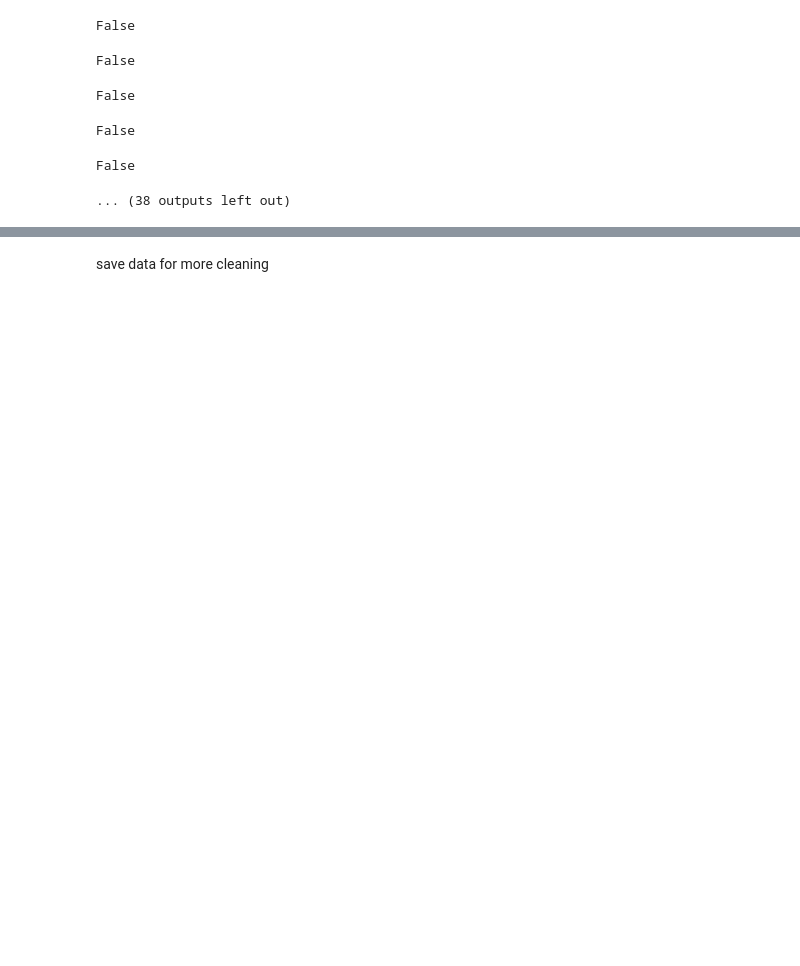
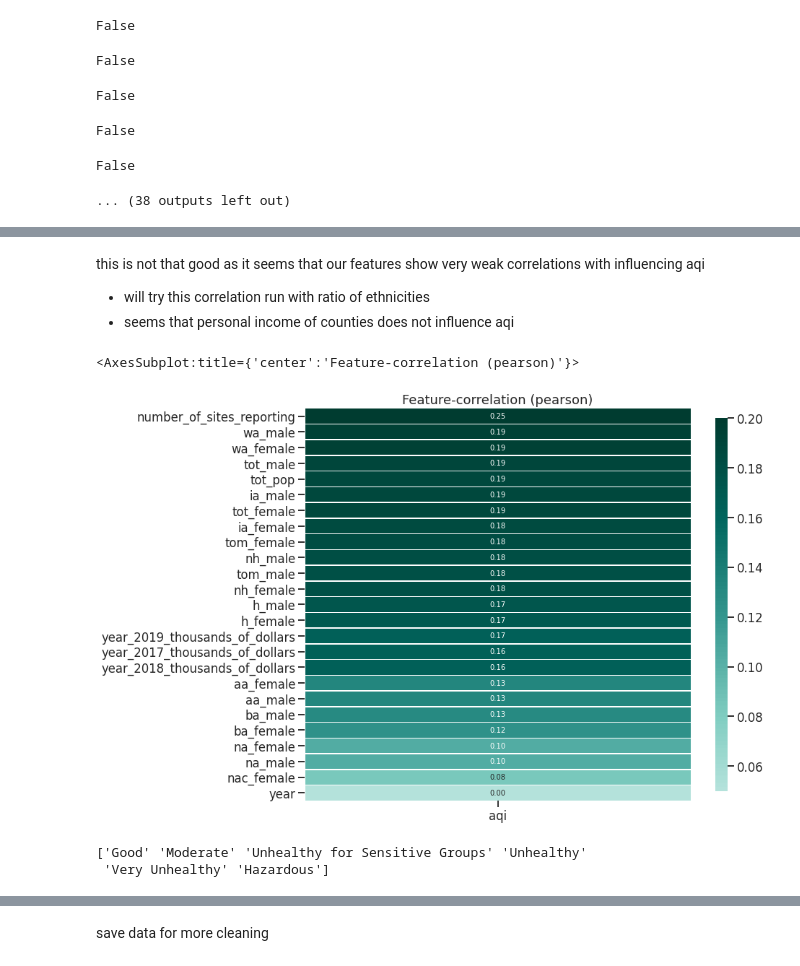
Before and after one commit to willkchan/Pollution-Forecast, a Jupyter notebook: src/preparation/Data_Wrangling.ipynb, the cells around one changed output, grey strips where cells are left out. Drawn from its saved outputs; the diff is of its cells as text; code cells hidden in the pictures; blank space fills up the shorter version.

```diff
--- a/src/preparation/Data_Wrangling.ipynb
+++ b/src/preparation/Data_Wrangling.ipynb
@@ -544,0 +504,22 @@ df = df[['GeoFIPS', 'Region', 'State Name', 'County Name', 'Year 2017 (thousands
+# %% [markdown]
+this is not that good as it seems that our features show very weak correlations with influencing aqi
+* will try this correlation run with ratio of ethnicities
+* seems that personal income of counties does not influence aqi
+# %%
+df_cleaned.columns
+klib.corr_plot(df_cleaned, target='aqi')
+# %% [output]
+<AxesSubplot:title={'center':'Feature-correlation (pearson)'}>
+[figure, added]
+# %%
+print(county_daily_aqi_by_2017_2019.Category.unique())
+
+good_df = df_cleaned.loc[df_cleaned.category == 'Good']
+moderate_df = df_cleaned.loc[df_cleaned.category == 'Moderate']
+unhealthy_for_sensitive_df = df_cleaned.loc[df_cleaned.category == 'Unhealthy for Sensitive Groups']
+unhealthy_df = df_cleaned.loc[df_cleaned.category == 'Unhealthy']
+very_unhealthy_df = df_cleaned.loc[df_cleaned.category == 'Very Unhealthy']
+hazardous_df = df_cleaned.loc[df_cleaned.category == 'Hazardous']
+# %% [output]
+['Good' 'Moderate' 'Unhealthy for Sensitive Groups' 'Unhealthy'
+ 'Very Unhealthy' 'Hazardous']
```
Also changed, not shown: parts of 42 cells of this notebook.
